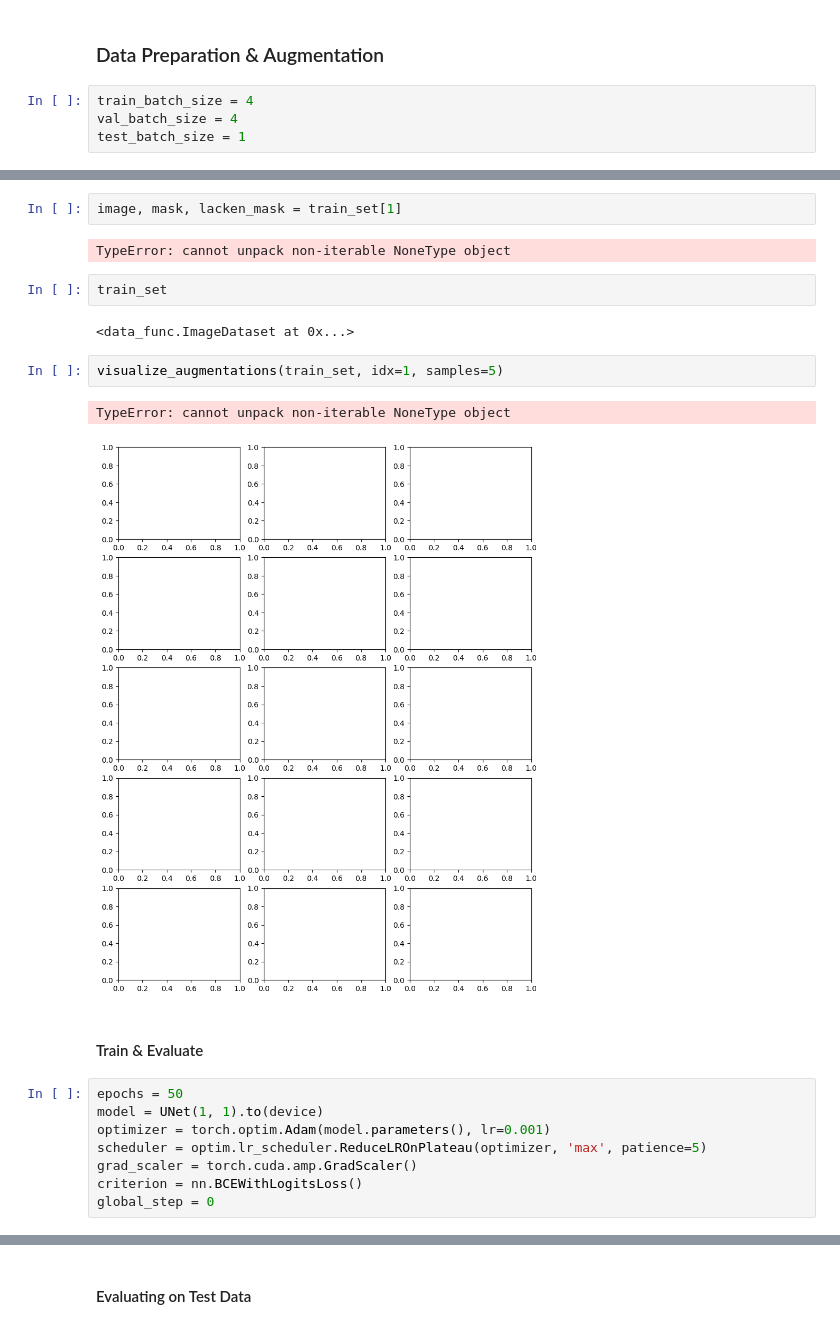
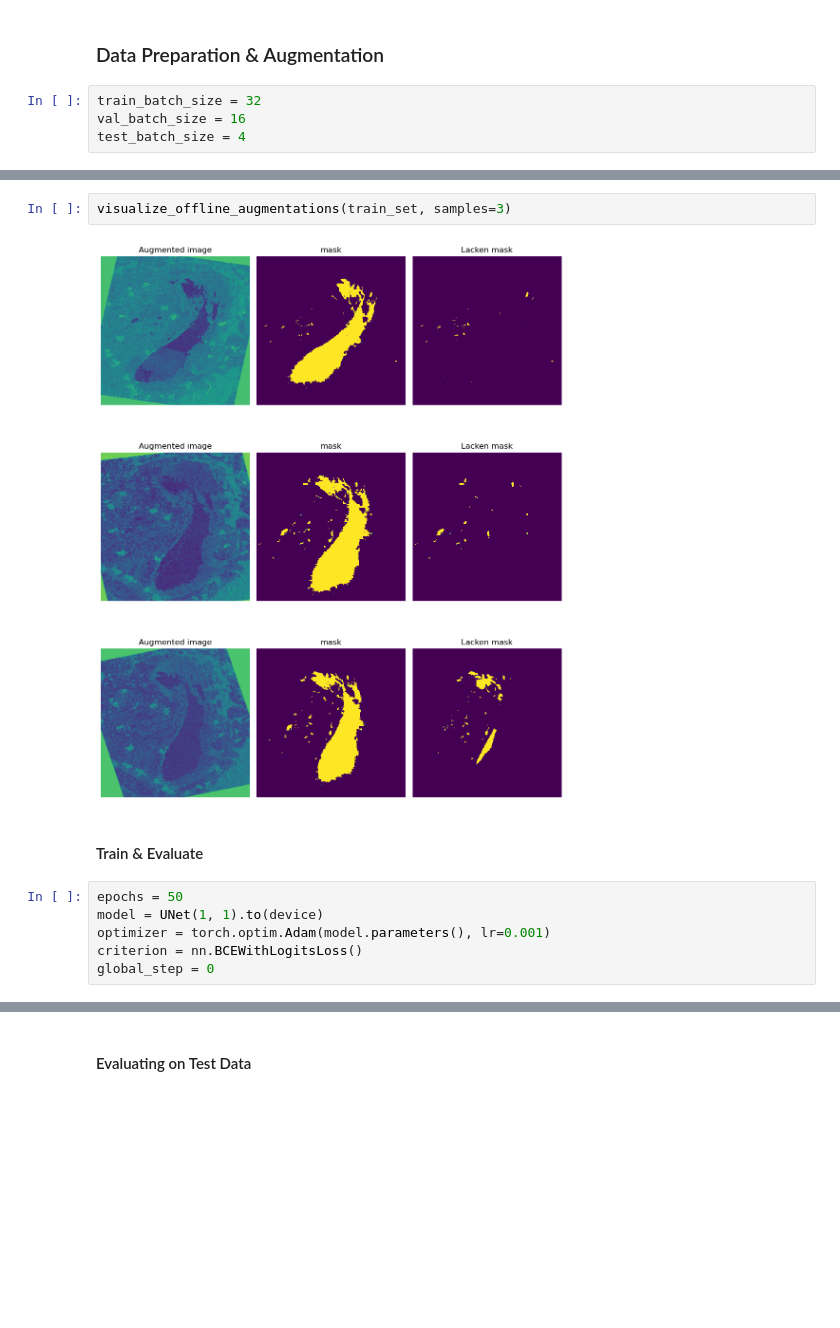
Before and after one commit to nadiaverdha/InterdisciplinaryProject, a Jupyter notebook: train&evaluate_3.ipynb, the cells around one changed output, grey strips where cells are left out. Drawn from its saved outputs; the diff is of its cells as text; blank space fills up the shorter version.

Commit message:
started training w/ offline augmentations

```diff
--- a/train&evaluate_3.ipynb
+++ b/train&evaluate_3.ipynb
@@ -61,8 +67,8 @@ import matplotlib.pyplot as plt
 # %% [markdown]
 ### Data Preparation & Augmentation
 # %%
-train_batch_size = 4
-val_batch_size = 4
-test_batch_size = 1
+train_batch_size = 32
+val_batch_size = 16
+test_batch_size = 4
 # %%
 train_transform = A.Compose([
@@ -109,16 +120,7 @@ plt.show()
-# %%
-image, mask, lacken_mask = train_set[1]
-# %% [output]
-TypeError: cannot unpack non-iterable NoneType object
-# %%
-train_set
-# %% [output]
-<data_func.ImageDataset at 0x...>
-# %%
-visualize_augmentations(train_set, idx=1, samples=5)
-# %% [output]
-TypeError: cannot unpack non-iterable NoneType object
-[figure, removed]
+# %%
+visualize_offline_augmentations(train_set, samples=3)
+# %% [output]
+[figure, added]
 # %% [markdown]
 
 #### Train & Evaluate
@@ -126,7 +128,5 @@ TypeError: cannot unpack non-iterable NoneType object
 epochs = 50
 model = UNet(1, 1).to(device)
 optimizer = torch.optim.Adam(model.parameters(), lr=0.001)
-scheduler = optim.lr_scheduler.ReduceLROnPlateau(optimizer, 'max', patience=5)
-grad_scaler = torch.cuda.amp.GradScaler()
 criterion = nn.BCEWithLogitsLoss()
 global_step = 0
```
Also changed, not shown: parts of 10 cells of this notebook.
